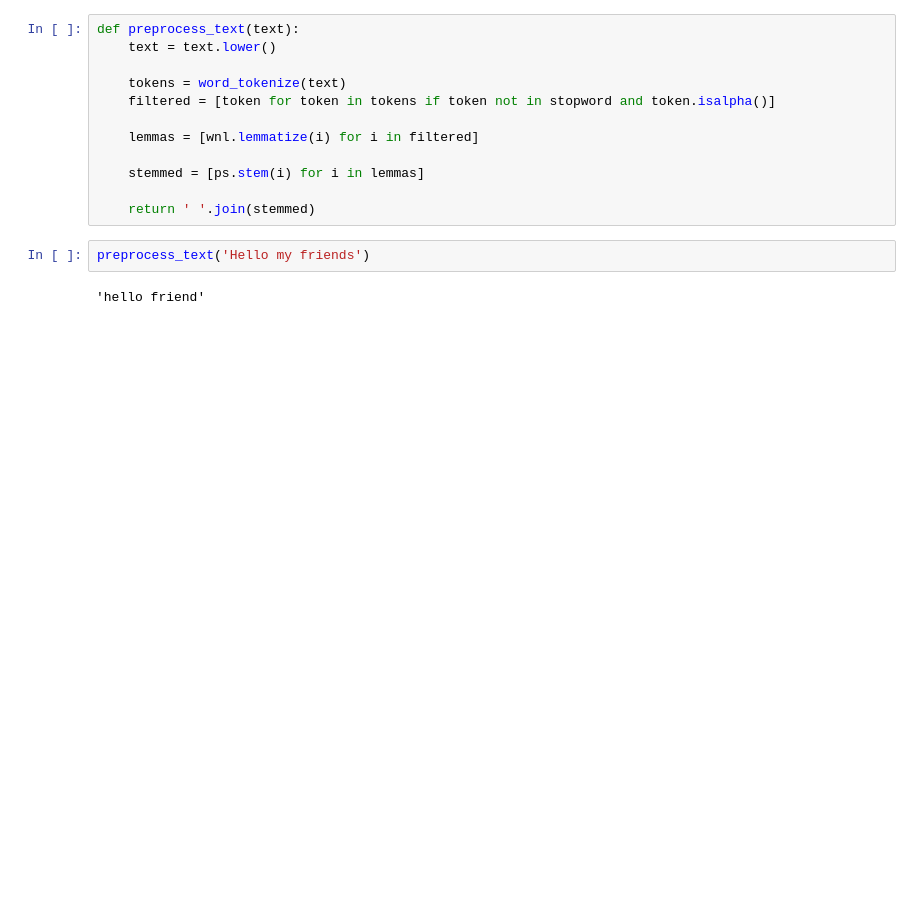
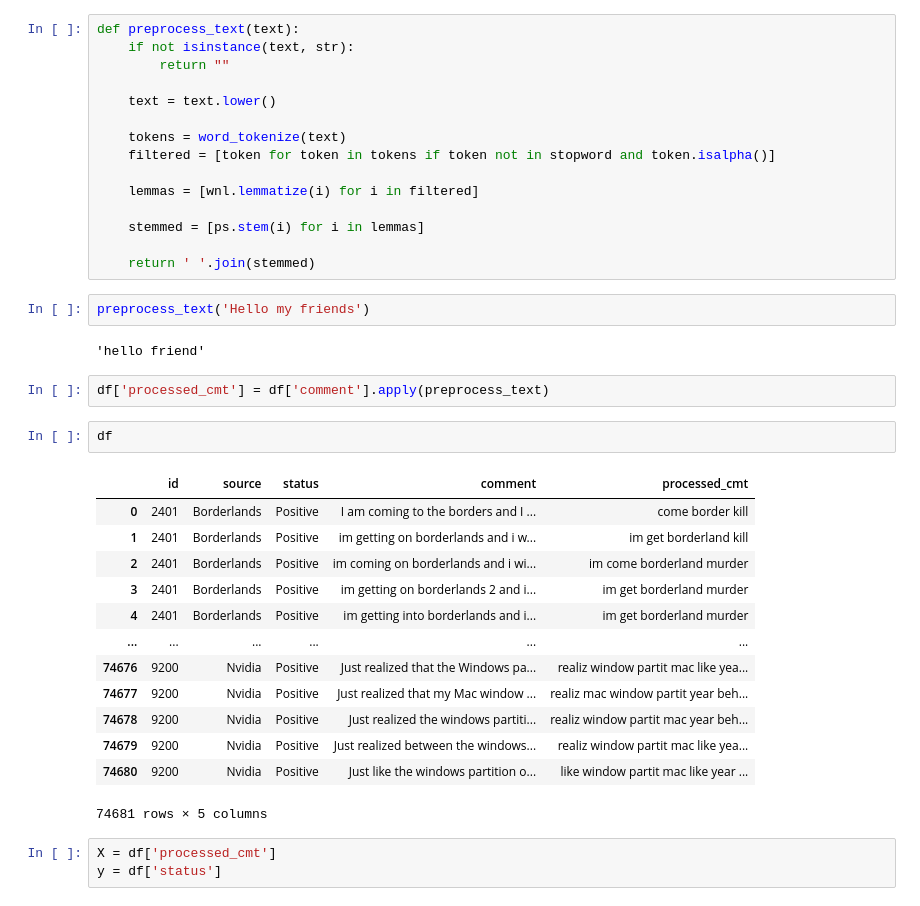
Before and after one commit to PR7175Z/NLP_Practice, a Jupyter notebook: twittersentimentanalysis/model.ipynb, the cells around one changed output. Saved outputs shown, nothing was run; the diff lists cells and outputs as text; blank space fills up the shorter version.

```diff
--- a/twittersentimentanalysis/model.ipynb
+++ b/twittersentimentanalysis/model.ipynb
@@ -239,6 +206,9 @@ wnl = WordNetLemmatizer()
 stopword = set(stopwords.words('english'))
 # %%
 def preprocess_text(text):
+    if not isinstance(text, str):
+        return ""
+
     text = text.lower()
 
     tokens = word_tokenize(text)
@@ -253,3 +223,24 @@ def preprocess_text(text):
 preprocess_text('Hello my friends')
 # %% [output]
 'hello friend'
+# %%
+df['processed_cmt'] = df['comment'].apply(preprocess_text)
+# %%
+df
+# %% [output]
+|  | id | source | status | comment | processed_cmt |
+| 0 | 2401 | Borderlands | Positive | I am coming to the borders and I ... | come border kill |
+| 1 | 2401 | Borderlands | Positive | im getting on borderlands and i w... | im get borderland kill |
+| 2 | 2401 | Borderlands | Positive | im coming on borderlands and i wi... | im come borderland murder |
+| 3 | 2401 | Borderlands | Positive | im getting on borderlands 2 and i... | im get borderland murder |
+| 4 | 2401 | Borderlands | Positive | im getting into borderlands and i... | im get borderland murder |
+| ... | ... | ... | ... | ... | ... |
+| 74676 | 9200 | Nvidia | Positive | Just realized that the Windows pa... | realiz window partit mac like yea... |
+| 74677 | 9200 | Nvidia | Positive | Just realized that my Mac window ... | realiz mac window partit year beh... |
+| 74678 | 9200 | Nvidia | Positive | Just realized the windows partiti... | realiz window partit mac year beh... |
+| 74679 | 9200 | Nvidia | Positive | Just realized between the windows... | realiz window partit mac like yea... |
+| 74680 | 9200 | Nvidia | Positive | Just like the windows partition o... | like window partit mac like year ... |
+74681 rows × 5 columns
+# %%
+X = df['processed_cmt']
+y = df['status']
```
Also changed, not shown: parts of 14 cells of this notebook.
